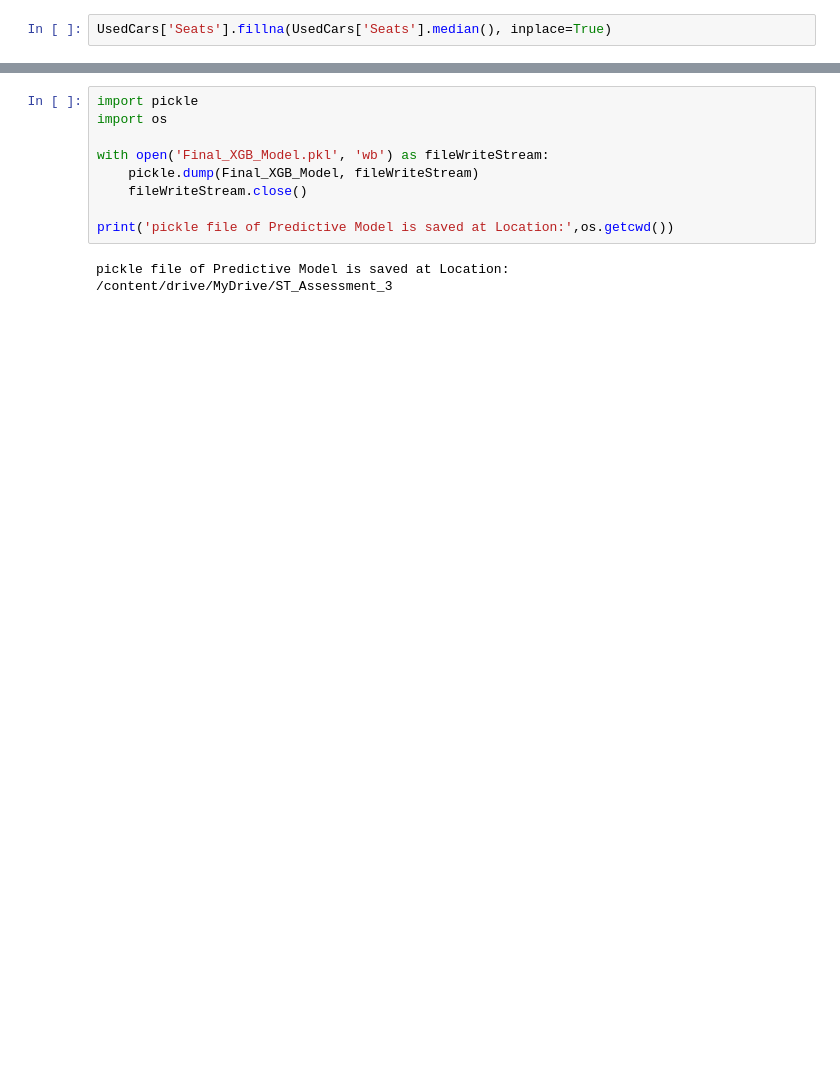
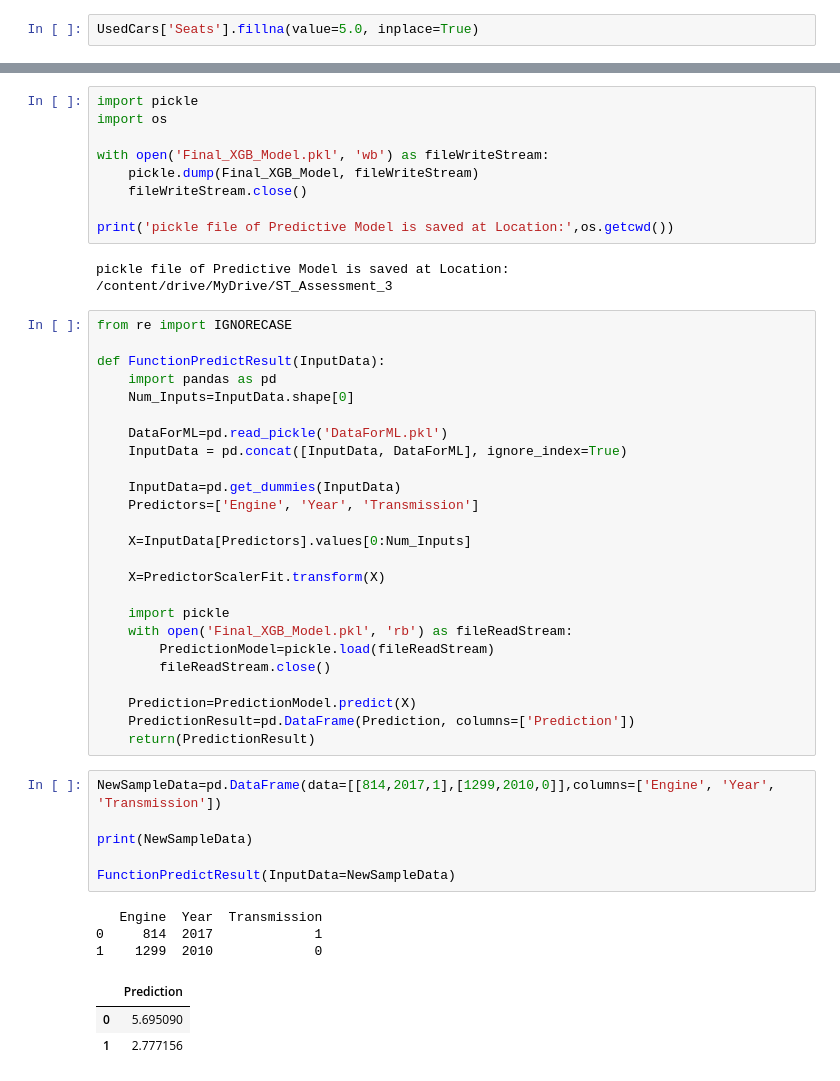
Before and after one commit to mnstrvbs/UG_Group6_ST1, a Jupyter notebook: ST_Assessment_3_Part_A.ipynb, the cells around one changed output, grey strips where cells are left out. Cells and saved outputs as stored; diff of their text form; blank space fills up the shorter version.

```diff
--- a/ST_Assessment_3_Part_A.ipynb
+++ b/ST_Assessment_3_Part_A.ipynb
@@ -242,7 +286,7 @@ UsedCars.mode()['Seats']
 | 0 | 5.0 |
 dtype: float64
 # %%
-UsedCars['Seats'].fillna(UsedCars['Seats'].median(), inplace=True)
+UsedCars['Seats'].fillna(value=5.0, inplace=True)
 # %%
 UsedCars.isnull().sum()
 # %% [output]
@@ -741,3 +813,41 @@ with open('Final_XGB_Model.pkl', 'wb') as fileWriteStream:
 print('pickle file of Predictive Model is saved at Location:',os.getcwd())
 # %% [output]
 pickle file of Predictive Model is saved at Location: /content/drive/MyDrive/ST_Assessment_3
+# %%
+from re import IGNORECASE
+
+def FunctionPredictResult(InputData):
+    import pandas as pd
+    Num_Inputs=InputData.shape[0]
+
+    DataForML=pd.read_pickle('DataForML.pkl')
+    InputData = pd.concat([InputData, DataForML], ignore_index=True)
+
+    InputData=pd.get_dummies(InputData)
+    Predictors=['Engine', 'Year', 'Transmission']
+
+    X=InputData[Predictors].values[0:Num_Inputs]
+
+    X=PredictorScalerFit.transform(X)
+
+    import pickle
+    with open('Final_XGB_Model.pkl', 'rb') as fileReadStream:
+        PredictionModel=pickle.load(fileReadStream)
+        fileReadStream.close()
+
+    Prediction=PredictionModel.predict(X)
+    PredictionResult=pd.DataFrame(Prediction, columns=['Prediction'])
+    return(PredictionResult)
+# %%
+NewSampleData=pd.DataFrame(data=[[814,2017,1],[1299,2010,0]],columns=['Engine', 'Year', 'Transmission'])
+
+print(NewSampleData)
+
+FunctionPredictResult(InputData=NewSampleData)
+# %% [output]
+   Engine  Year  Transmission
+0     814  2017             1
+1    1299  2010             0
+|  | Prediction |
+| 0 | 5.695090 |
+| 1 | 2.777156 |
```
Also changed, not shown: parts of 28 cells of this notebook.
